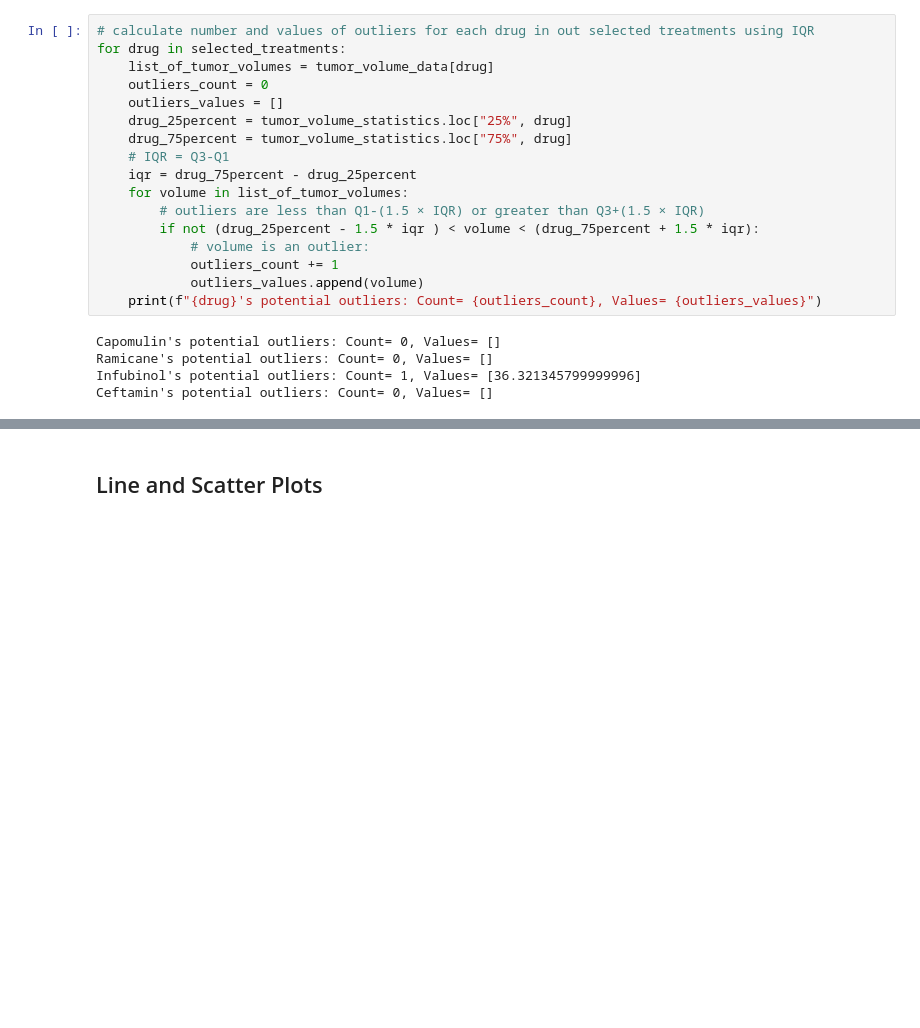
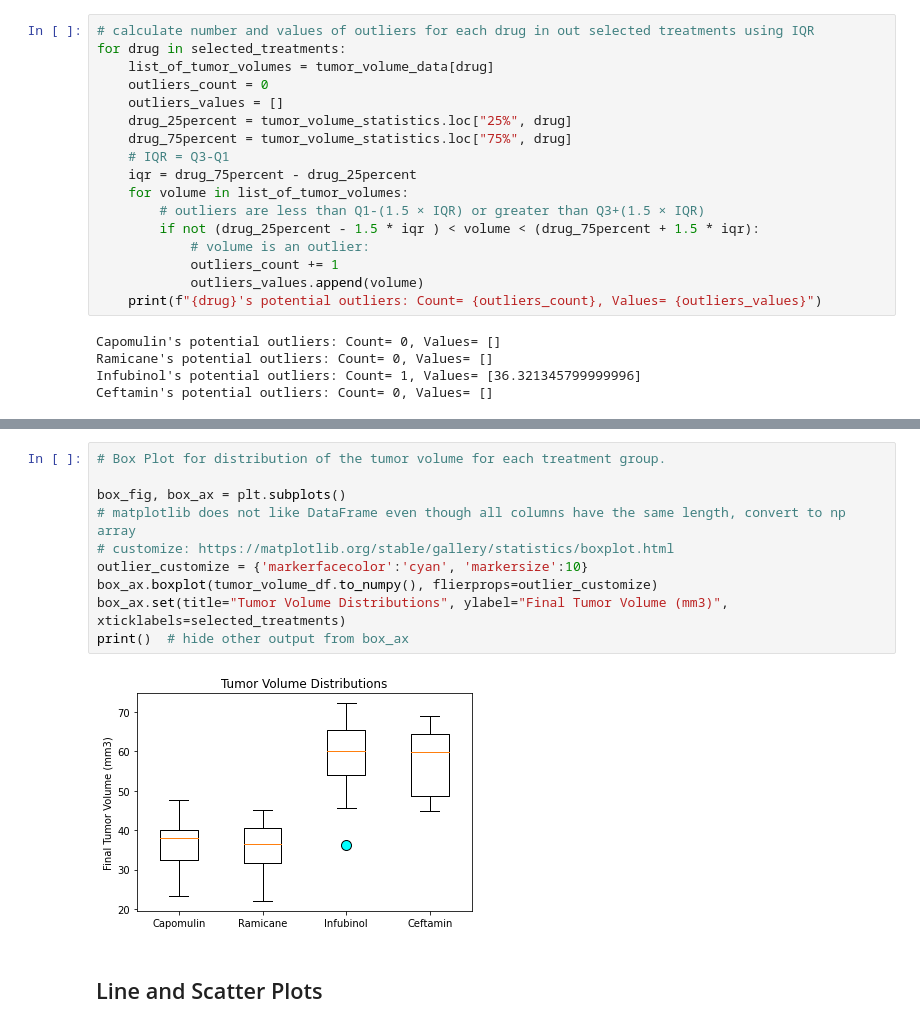
Before and after one commit to zachaa/matplotlib-challenge, a Jupyter notebook: Pymaceuticals/pymaceuticals.ipynb, the cells around one changed output, grey strips where cells are left out. Saved outputs shown, nothing was run; the diff lists cells and outputs as text; blank space fills up the shorter version.

Commit message:
Add box plot

```diff
--- a/Pymaceuticals/pymaceuticals.ipynb
+++ b/Pymaceuticals/pymaceuticals.ipynb
@@ -242,3 +239,15 @@ Ceftamin's potential outliers: Count= 0, Values= []
+# %%
+# Box Plot for distribution of the tumor volume for each treatment group.
+
+box_fig, box_ax = plt.subplots()
+# matplotlib does not like DataFrame even though all columns have the same length, convert to np array
+# customize: https://matplotlib.org/stable/gallery/statistics/boxplot.html
+outlier_customize = {'markerfacecolor':'cyan', 'markersize':10}
+box_ax.boxplot(tumor_volume_df.to_numpy(), flierprops=outlier_customize)
+box_ax.set(title="Tumor Volume Distributions", ylabel="Final Tumor Volume (mm3)", xticklabels=selected_treatments)
+print()  # hide other output from box_ax
+# %% [output]
+[figure, added]
 # %% [markdown]
 ## Line and Scatter Plots
 # %%
```
Also changed, not shown: parts of 2 cells of this notebook.
